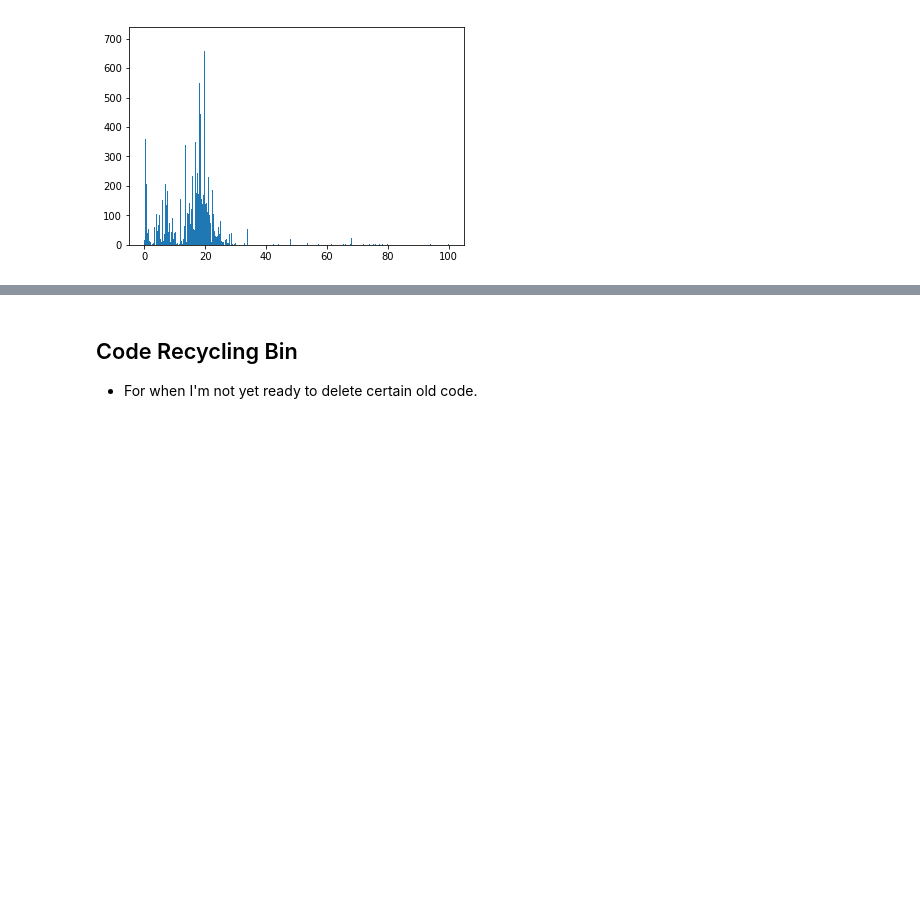
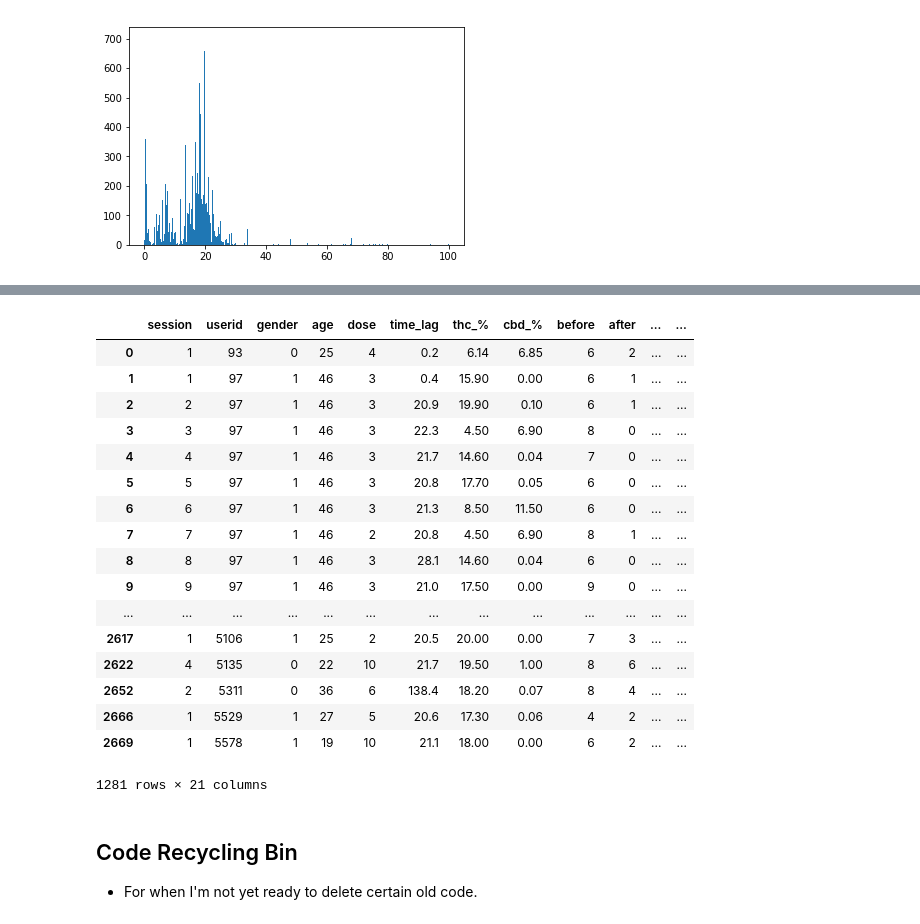
Before and after one commit to TerraJRiley/Cannabis_data, a Jupyter notebook: Cannabis_insights.ipynb, the cells around one changed output, grey strips where cells are left out. Drawn from its saved outputs; the diff is of its cells as text; code cells hidden in the pictures; blank space fills up the shorter version.

```diff
--- a/Cannabis_insights.ipynb
+++ b/Cannabis_insights.ipynb
@@ -432,3 +413,25 @@ Index(['session', 'userid', 'gender', 'age', 'dose', 'time_lag', 'thc_%',
+# %%
+mask = (df['vape'] == 1) & (df['vape'] == df['symptom_d'])
+df[mask]
+# %% [output]
+|  | session | userid | gender | age | dose | time_lag | thc_% | cbd_% | before | after | ... | ... |
+| 0 | 1 | 93 | 0 | 25 | 4 | 0.2 | 6.14 | 6.85 | 6 | 2 | ... | ... |
+| 1 | 1 | 97 | 1 | 46 | 3 | 0.4 | 15.90 | 0.00 | 6 | 1 | ... | ... |
+| 2 | 2 | 97 | 1 | 46 | 3 | 20.9 | 19.90 | 0.10 | 6 | 1 | ... | ... |
+| 3 | 3 | 97 | 1 | 46 | 3 | 22.3 | 4.50 | 6.90 | 8 | 0 | ... | ... |
+| 4 | 4 | 97 | 1 | 46 | 3 | 21.7 | 14.60 | 0.04 | 7 | 0 | ... | ... |
+| 5 | 5 | 97 | 1 | 46 | 3 | 20.8 | 17.70 | 0.05 | 6 | 0 | ... | ... |
+| 6 | 6 | 97 | 1 | 46 | 3 | 21.3 | 8.50 | 11.50 | 6 | 0 | ... | ... |
+| 7 | 7 | 97 | 1 | 46 | 2 | 20.8 | 4.50 | 6.90 | 8 | 1 | ... | ... |
+| 8 | 8 | 97 | 1 | 46 | 3 | 28.1 | 14.60 | 0.04 | 6 | 0 | ... | ... |
+| 9 | 9 | 97 | 1 | 46 | 3 | 21.0 | 17.50 | 0.00 | 9 | 0 | ... | ... |
+| ... | ... | ... | ... | ... | ... | ... | ... | ... | ... | ... | ... | ... |
+| 2617 | 1 | 5106 | 1 | 25 | 2 | 20.5 | 20.00 | 0.00 | 7 | 3 | ... | ... |
+| 2622 | 4 | 5135 | 0 | 22 | 10 | 21.7 | 19.50 | 1.00 | 8 | 6 | ... | ... |
+| 2652 | 2 | 5311 | 0 | 36 | 6 | 138.4 | 18.20 | 0.07 | 8 | 4 | ... | ... |
+| 2666 | 1 | 5529 | 1 | 27 | 5 | 20.6 | 17.30 | 0.06 | 4 | 2 | ... | ... |
+| 2669 | 1 | 5578 | 1 | 19 | 10 | 21.1 | 18.00 | 0.00 | 6 | 2 | ... | ... |
+1281 rows × 21 columns
 # %% [markdown]
 ## Code Recycling Bin
 - For when I'm not yet ready to delete certain old code.
```
Also changed, not shown: parts of 4 cells of this notebook, 11 other files.
